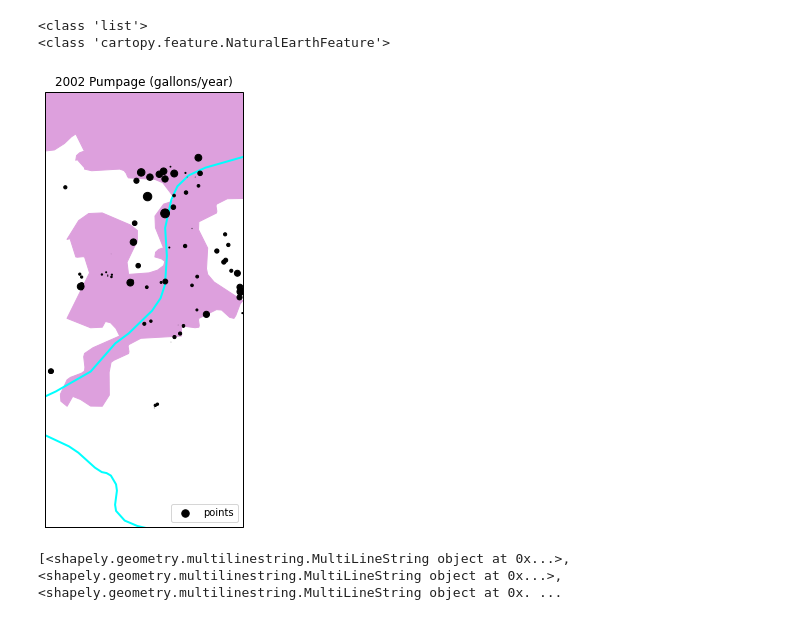
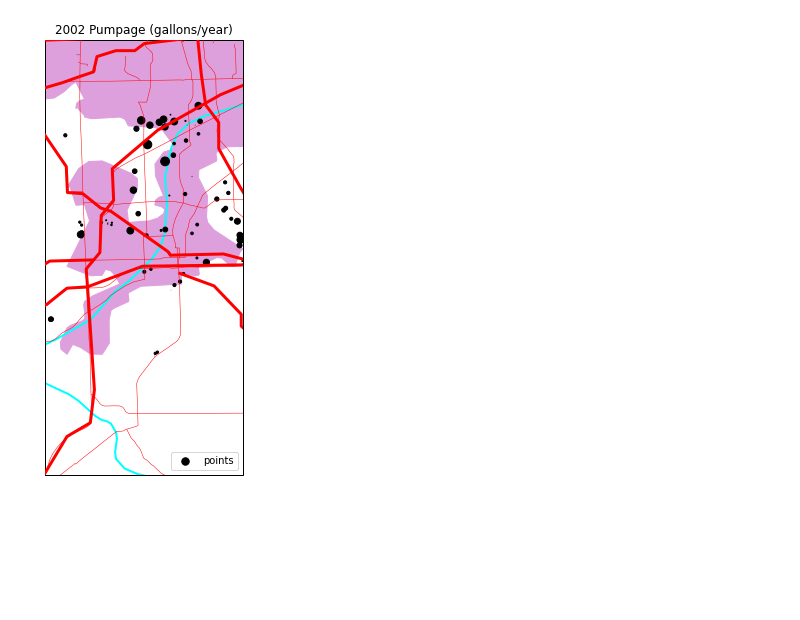
Before and after one commit to dbabrams/ShallowDolomite_Group, a Jupyter notebook: pumping/2002PumpingM13eMap_dbaedits.ipynb, the cells around one changed output. Drawn from its saved outputs; the diff is of its cells as text; code cells hidden in the pictures; blank space fills up the shorter version.

```diff
--- a/pumping/2002PumpingM13eMap_dbaedits.ipynb
+++ b/pumping/2002PumpingM13eMap_dbaedits.ipynb
@@ -132,40 +96,44 @@ smallrivers = cf.NaturalEarthFeature(
 smallestrivers = cf.NaturalEarthFeature(
     category='physical',
     name='rivers_north_america',
     scale='10m', # smaller rivers (still considered major by many/most people)
     facecolor='none')
 #fourth defining poplaces
 popplaces = cf.NaturalEarthFeature(
     category='cultural',
     name='urban_areas', # plots municipal boundaries
     scale='10m',
     facecolor='plum')
-
-#countyshape = list(cio.shapereader.Reader('county.shp').geometries())
+interstates = cf.NaturalEarthFeature(
+    category='cultural',
+    name='roads', # plots municipal boundaries
+    scale='10m',
+    facecolor='red')
+smallroads = cf.NaturalEarthFeature(
+    category='cultural',
+    name='roads_north_america', # plots municipal boundaries
+    scale='10m',
+    facecolor='red')
 
 # adds the features defined above; zorder allows you to choose the order map is layered
 ax.add_feature(popplaces,edgecolor='plum',linewidth=1.0, zorder=1)
 ax.add_feature(largerivers,edgecolor='aqua',linewidth=2.0, zorder=2)
 ax.add_feature(smallrivers,edgecolor='aqua',linewidth=2.0, zorder=2)
 ax.add_feature(smallestrivers,edgecolor='aqua',linewidth=2.0, zorder=2)
 ax.add_feature(states_provinces, edgecolor='slategray', linewidth=3.0,linestyle=':', zorder=3)
-#ax.add_geometries(countyshape,ccrs.PlateCarree(),facecolor='red',edgecolor = 'red',linewidth=3.0)
+ax.add_feature(interstates, edgecolor='red', facecolor = '',linewidth=3.0,zorder=3)
+ax.add_feature(smallroads, edgecolor='red', facecolor = '',linewidth=0.5,zorder=3)
+
 
 #create array of pumpage data and adjust accordingly; divided by a number appropriate for map size by trial and error
 #when you make scatter plot (below), this allows different sized points to be plotted, related to the magnitude of pumping
 sz=(df2002pump['Pumpage 2002 (gal/yr)'].values/1000000)
 
 #plot map of pumpage data with coordinates
 plt.scatter(df2002pump['Latitude'],df2002pump['Longitude'],sz, marker=".", color="black", label="points",zorder=3)
 plt.legend(loc='lower right')
 plt.fill()
 plt.title('2002 Pumpage (gallons/year)')
 plt.show()
 # %% [output]
-<class 'list'>
-<class 'cartopy.feature.NaturalEarthFeature'>
-[figure, old version]
+[figure, new version]
-# %%
-print(interstates)
-# %% [output]
-[<shapely.geometry.multilinestring.MultiLineString object at 0x...>, <shapely.geometry.multilinestring.MultiLineString object at 0x...>, <shapely.geometry.multilinestring.MultiLineString object at 0x. ...
```
Also changed, not shown: parts of 5 cells of this notebook.
